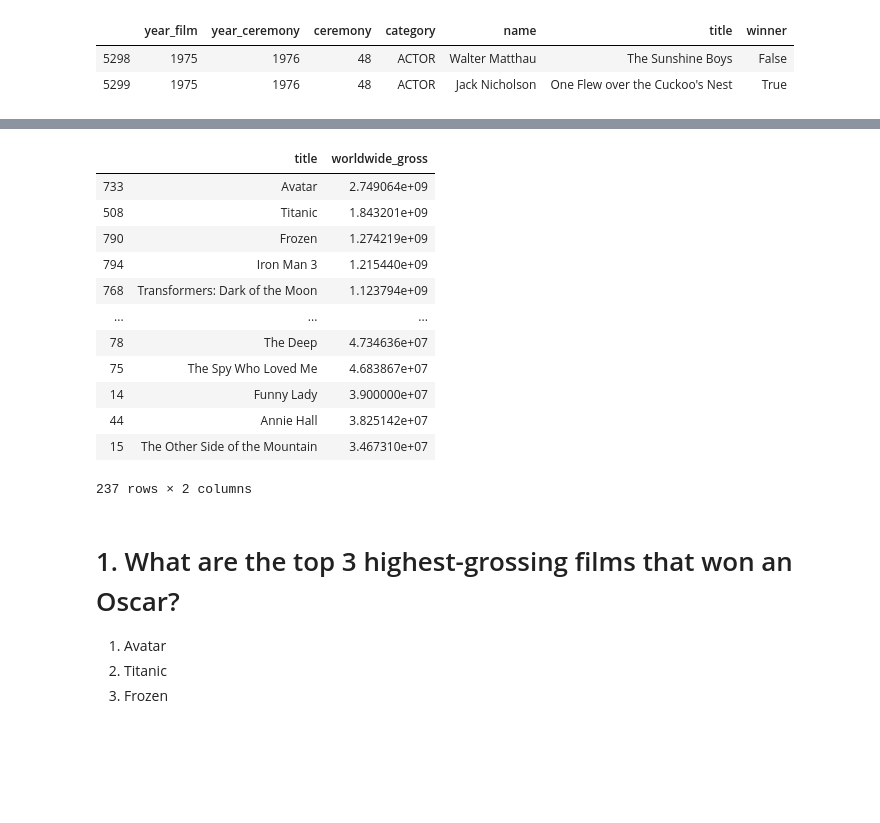
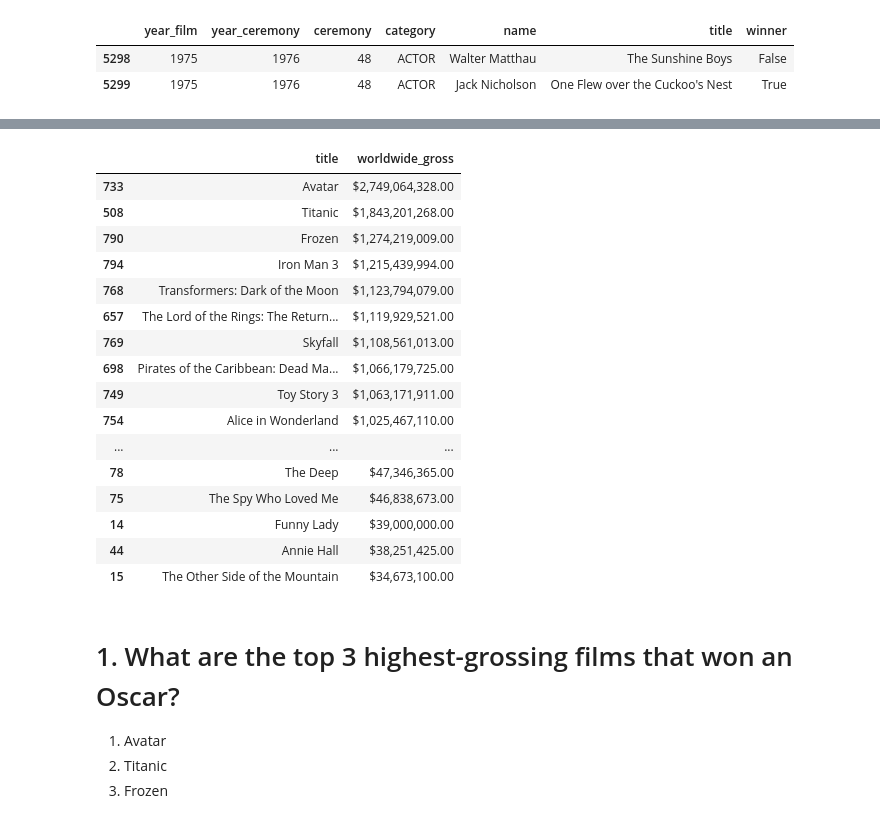
Before and after one commit to Fl00rtje/PyLadiesAms, a Jupyter notebook: Capstone Project Team 1.ipynb, the cells around one changed output, grey strips where cells are left out. Drawn from its saved outputs; the diff is of its cells as text; code cells hidden in the pictures; blank space fills up the shorter version.

```diff
--- a/Capstone Project Team 1.ipynb
+++ b/Capstone Project Team 1.ipynb
@@ -125,24 +125,33 @@ memory usage: 106.2+ KB
 # %%
 df = oscars_and_busters
 # %%
+# (df
+#  .sort_values('worldwide_gross', ascending = False)[['title', 'worldwide_gross']]
+#  .drop_duplicates(keep='first')
+# )
+
 (df
  .sort_values('worldwide_gross', ascending = False)[['title', 'worldwide_gross']]
  .drop_duplicates(keep='first')
-)
+).style.format({"worldwide_gross" : '${0:,.2f}'}) # render column gross with formatting of currency for better reading
 # %% [output]
 |  | title | worldwide_gross |
-| 733 | Avatar | 2.749064e+09 |
-| 508 | Titanic | 1.843201e+09 |
-| 790 | Frozen | 1.274219e+09 |
-| 794 | Iron Man 3 | 1.215440e+09 |
-| 768 | Transformers: Dark of the Moon | 1.123794e+09 |
+| 733 | Avatar | $2,749,064,328.00 |
+| 508 | Titanic | $1,843,201,268.00 |
+| 790 | Frozen | $1,274,219,009.00 |
+| 794 | Iron Man 3 | $1,215,439,994.00 |
+| 768 | Transformers: Dark of the Moon | $1,123,794,079.00 |
+| 657 | The Lord of the Rings: The Return... | $1,119,929,521.00 |
+| 769 | Skyfall | $1,108,561,013.00 |
+| 698 | Pirates of the Caribbean: Dead Ma... | $1,066,179,725.00 |
+| 749 | Toy Story 3 | $1,063,171,911.00 |
+| 754 | Alice in Wonderland | $1,025,467,110.00 |
 | ... | ... | ... |
-| 78 | The Deep | 4.734636e+07 |
-| 75 | The Spy Who Loved Me | 4.683867e+07 |
-| 14 | Funny Lady | 3.900000e+07 |
-| 44 | Annie Hall | 3.825142e+07 |
-| 15 | The Other Side of the Mountain | 3.467310e+07 |
+| 78 | The Deep | $47,346,365.00 |
+| 75 | The Spy Who Loved Me | $46,838,673.00 |
+| 14 | Funny Lady | $39,000,000.00 |
+| 44 | Annie Hall | $38,251,425.00 |
+| 15 | The Other Side of the Mountain | $34,673,100.00 |
-237 rows × 2 columns
 # %% [markdown]
 # 1. What are the top 3 highest-grossing films that won an Oscar?
 1. Avatar
```
Also changed, not shown: parts of 7 cells of this notebook.
